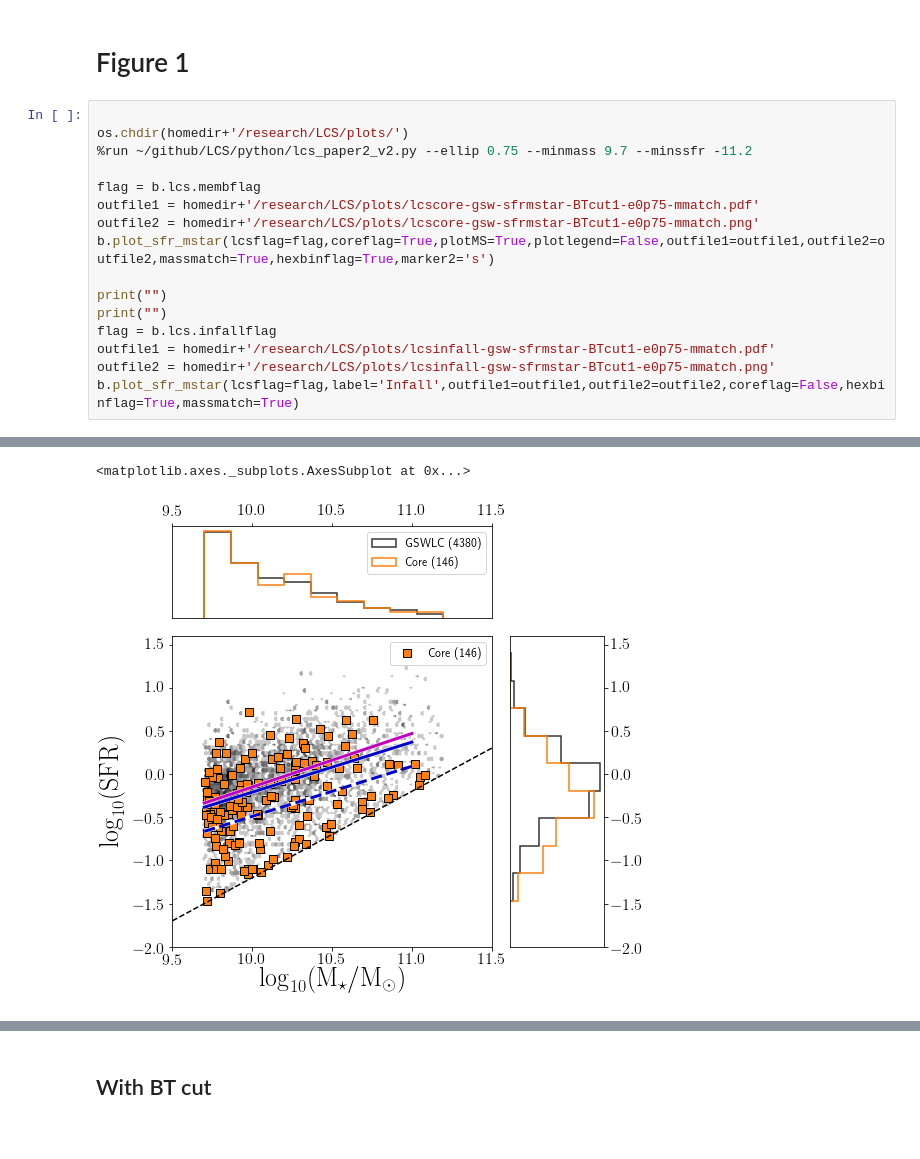
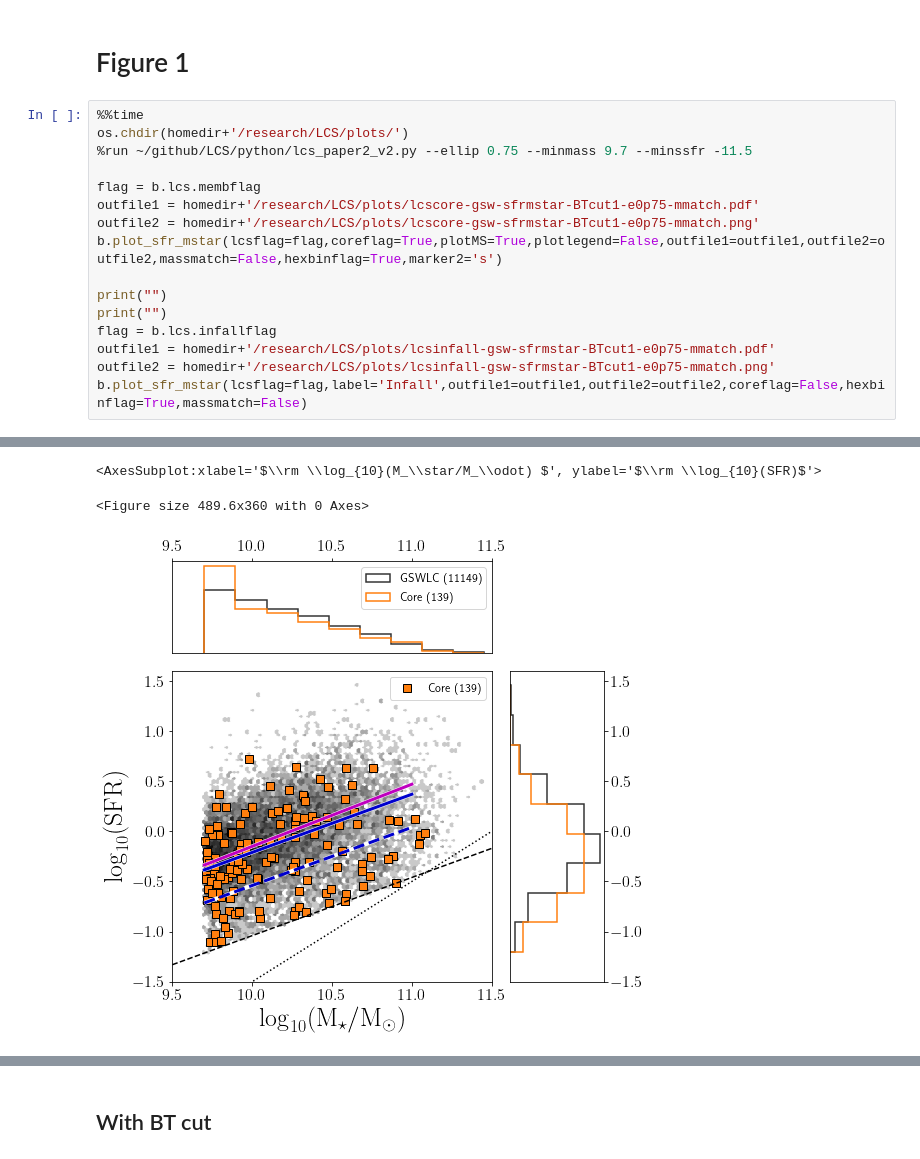
Before and after one commit to rfinn/LCS, a Jupyter notebook: notebooks/MSpaper_final.ipynb, the cells around one changed output, grey strips where cells are left out. Saved outputs shown, nothing was run; the diff lists cells and outputs as text.

```diff
--- a/notebooks/MSpaper_final.ipynb
+++ b/notebooks/MSpaper_final.ipynb
@@ -213,19 +221,19 @@ Wall time: 42.1 s
 # %% [markdown]
 #  Figure 1
 # %%
-
+%%time
 os.chdir(homedir+'/research/LCS/plots/')
-%run ~/github/LCS/python/lcs_paper2_v2.py --ellip 0.75 --minmass 9.7 --minssfr -11.2
+%run ~/github/LCS/python/lcs_paper2_v2.py --ellip 0.75 --minmass 9.7 --minssfr -11.5
 
 flag = b.lcs.membflag
 outfile1 = homedir+'/research/LCS/plots/lcscore-gsw-sfrmstar-BTcut1-e0p75-mmatch.pdf'
 outfile2 = homedir+'/research/LCS/plots/lcscore-gsw-sfrmstar-BTcut1-e0p75-mmatch.png'
-b.plot_sfr_mstar(lcsflag=flag,coreflag=True,plotMS=True,plotlegend=False,outfile1=outfile1,outfile2=outfile2,massmatch=True,hexbinflag=True,marker2='s')
+b.plot_sfr_mstar(lcsflag=flag,coreflag=True,plotMS=True,plotlegend=False,outfile1=outfile1,outfile2=outfile2,massmatch=False,hexbinflag=True,marker2='s')
 
 print("")
 print("")
 flag = b.lcs.infallflag
 outfile1 = homedir+'/research/LCS/plots/lcsinfall-gsw-sfrmstar-BTcut1-e0p75-mmatch.pdf'
 outfile2 = homedir+'/research/LCS/plots/lcsinfall-gsw-sfrmstar-BTcut1-e0p75-mmatch.png'
-b.plot_sfr_mstar(lcsflag=flag,label='Infall',outfile1=outfile1,outfile2=outfile2,coreflag=False,hexbinflag=True,massmatch=True)
+b.plot_sfr_mstar(lcsflag=flag,label='Infall',outfile1=outfile1,outfile2=outfile2,coreflag=False,hexbinflag=True,massmatch=False)
 # %% [output]
@@ -249,2 +257,3 @@ p-vale = 4.248e-13 (prob that samples are from same distribution)
-<matplotlib.axes._subplots.AxesSubplot at 0x...>
+<AxesSubplot:xlabel='$\\rm \\log_{10}(M_\\star/M_\\odot) $', ylabel='$\\rm \\log_{10}(SFR)$'>
+<Figure size 489.6x360 with 0 Axes>
-[figure, old version]
+[figure, new version]
```
Also changed, not shown: parts of 14 cells of this notebook, 2 other files.
